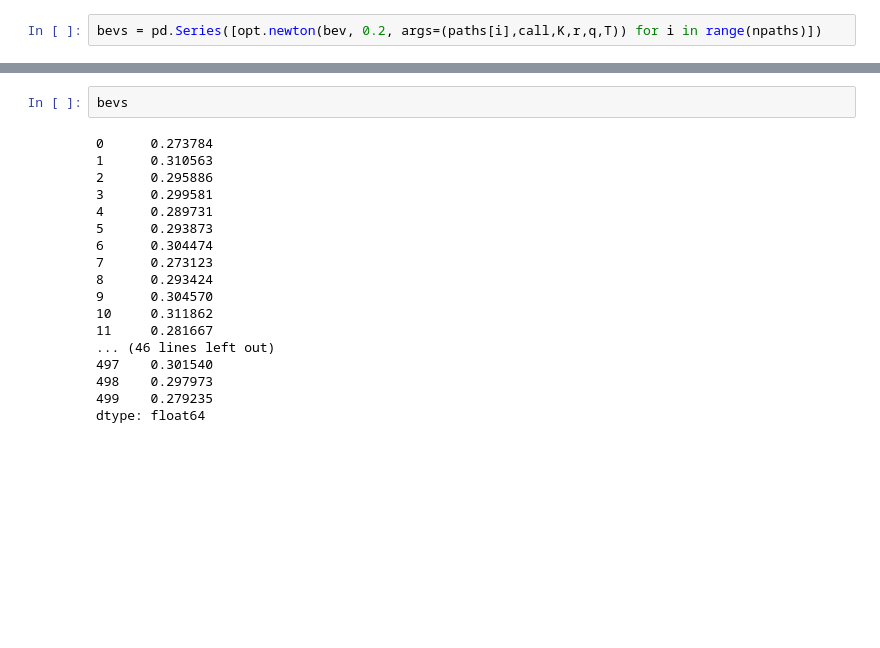
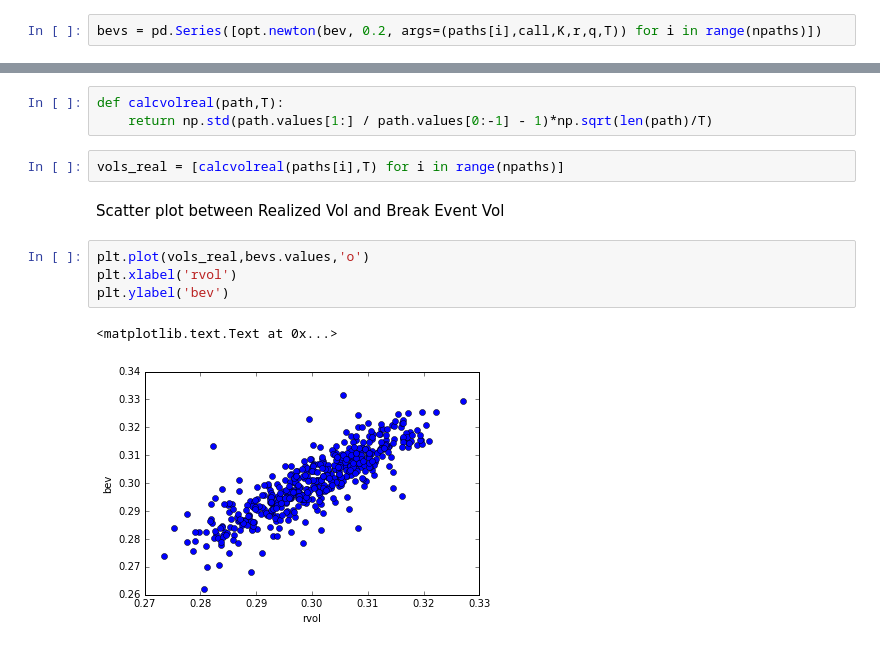
Before and after one commit to fbristotti/PricingHedging_ExerciseTwo, a Jupyter notebook: Pricing and Hedging - Exercise Two.ipynb, the cells around one changed output, grey strips where cells are left out. Saved outputs shown, nothing was run; the diff lists cells and outputs as text; blank space fills up the shorter version.

Commit message:
scatter plot for break even vol

```diff
--- a/Pricing and Hedging - Exercise Two.ipynb
+++ b/Pricing and Hedging - Exercise Two.ipynb
@@ -384,20 +386,14 @@ bevs.plot(kind='hist',bins=20)
-# %%
-bevs
-# %% [output]
-0      0.273784
-1      0.310563
-2      0.295886
-3      0.299581
-4      0.289731
-5      0.293873
-6      0.304474
-7      0.273123
-8      0.293424
-9      0.304570
-10     0.311862
-11     0.281667
-... (46 lines left out)
-497    0.301540
-498    0.297973
-499    0.279235
-dtype: float64
+# %%
+def calcvolreal(path,T):
+    return np.std(path.values[1:] / path.values[0:-1] - 1)*np.sqrt(len(path)/T)
+# %%
+vols_real = [calcvolreal(paths[i],T) for i in range(npaths)]
+# %% [markdown]
+Scatter plot between Realized Vol and Break Event Vol
+# %%
+plt.plot(vols_real,bevs.values,'o')
+plt.xlabel('rvol')
+plt.ylabel('bev')
+# %% [output]
+<matplotlib.text.Text at 0x...>
+[figure, added]
```
Also changed, not shown: parts of 9 cells of this notebook, 1 other file.
